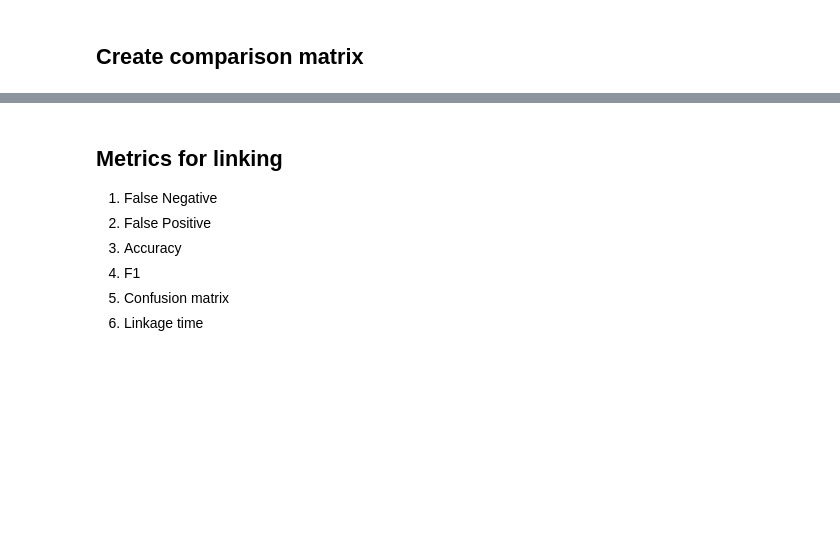
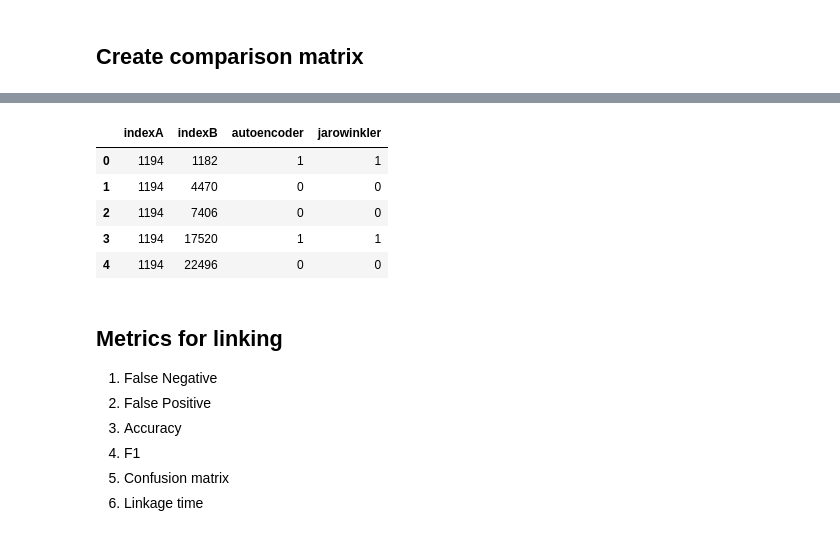
Before and after one commit to kailin-lu/recordlinker, a Jupyter notebook: notebooks/Linking.ipynb, the cells around one changed output, grey strips where cells are left out. Drawn from its saved outputs; the diff is of its cells as text; code cells hidden in the pictures; blank space fills up the shorter version.

```diff
--- a/notebooks/Linking.ipynb
+++ b/notebooks/Linking.ipynb
@@ -137,3 +104,14 @@ print(time.time()-start_time)
+# %%
+binarized_features = comparer.binarize({'autoencoder': 0.84, 'jarowinkler': 0.84})
+# %%
+binarized_features.head()
+# %% [output]
+|  | indexA | indexB | autoencoder | jarowinkler |
+| 0 | 1194 | 1182 | 1 | 1 |
+| 1 | 1194 | 4470 | 0 | 0 |
+| 2 | 1194 | 7406 | 0 | 0 |
+| 3 | 1194 | 17520 | 1 | 1 |
+| 4 | 1194 | 22496 | 0 | 0 |
 # %% [markdown]
 ## Metrics for linking
 
```
Also changed, not shown: parts of 12 cells of this notebook, 3 other files.
